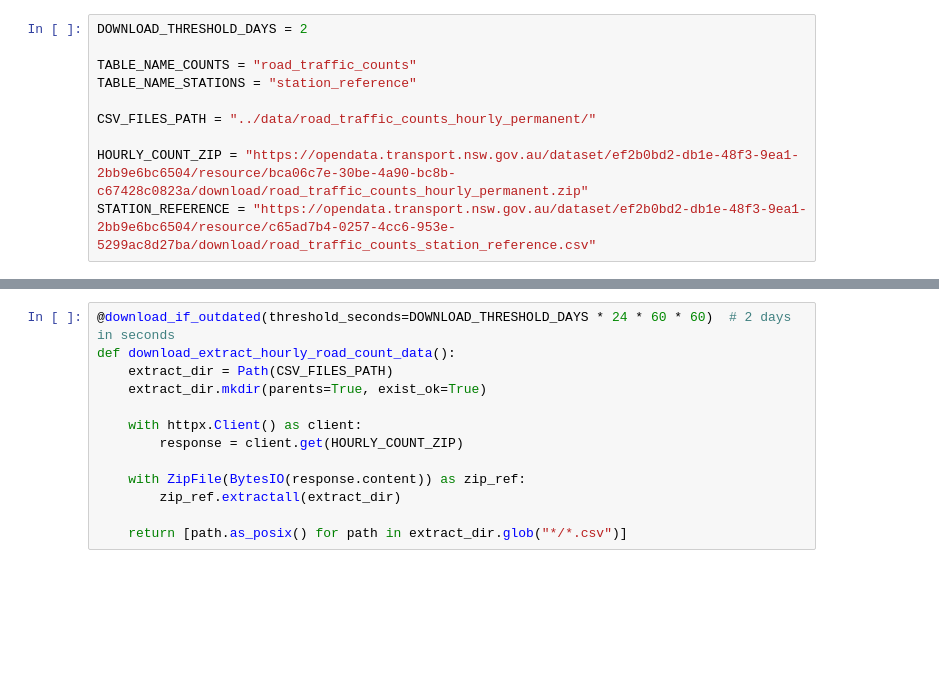
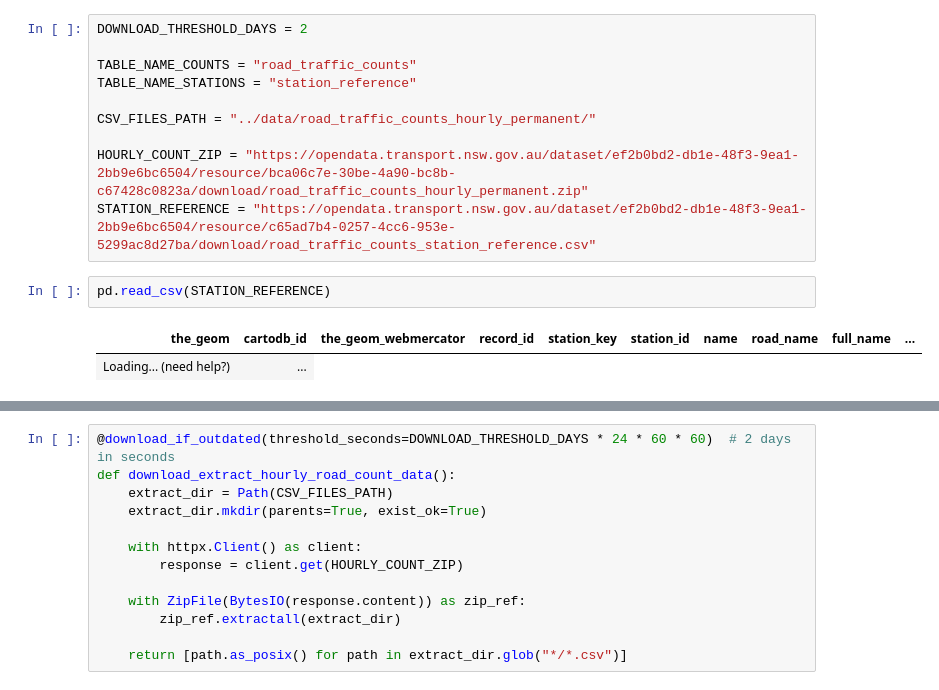
Before and after one commit to DataBooth/victoria-road, a Jupyter notebook: notebooks/initial_explore.ipynb, the cells around one changed output, grey strips where cells are left out. Cells and saved outputs as stored; diff of their text form; blank space fills up the shorter version.

```diff
--- a/notebooks/initial_explore.ipynb
+++ b/notebooks/initial_explore.ipynb
@@ -55,3 +60,8 @@ CSV_FILES_PATH = "../data/road_traffic_counts_hourly_permanent/"
 
 HOURLY_COUNT_ZIP = "https://opendata.transport.nsw.gov.au/dataset/ef2b0bd2-db1e-48f3-9ea1-2bb9e6bc6504/resource/bca06c7e-30be-4a90-bc8b-c67428c0823a/download/road_traffic_counts_hourly_permanent.zip"
 STATION_REFERENCE = "https://opendata.transport.nsw.gov.au/dataset/ef2b0bd2-db1e-48f3-9ea1-2bb9e6bc6504/resource/c65ad7b4-0257-4cc6-953e-5299ac8d27ba/download/road_traffic_counts_station_reference.csv"
+# %%
+pd.read_csv(STATION_REFERENCE)
+# %% [output]
+| the_geom | cartodb_id | the_geom_webmercator | record_id | station_key | station_id | name | road_name | full_name | ... |
+| Loading... (need help?) | ... |
```
Also changed, not shown: parts of 30 cells of this notebook, 11 other files.
